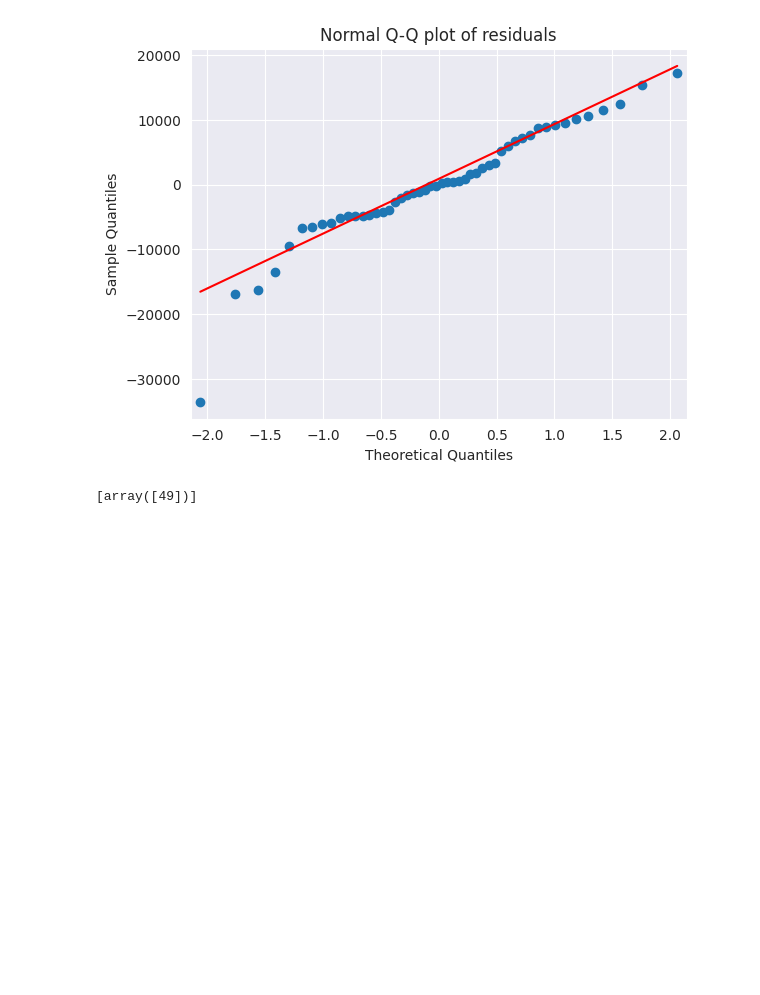
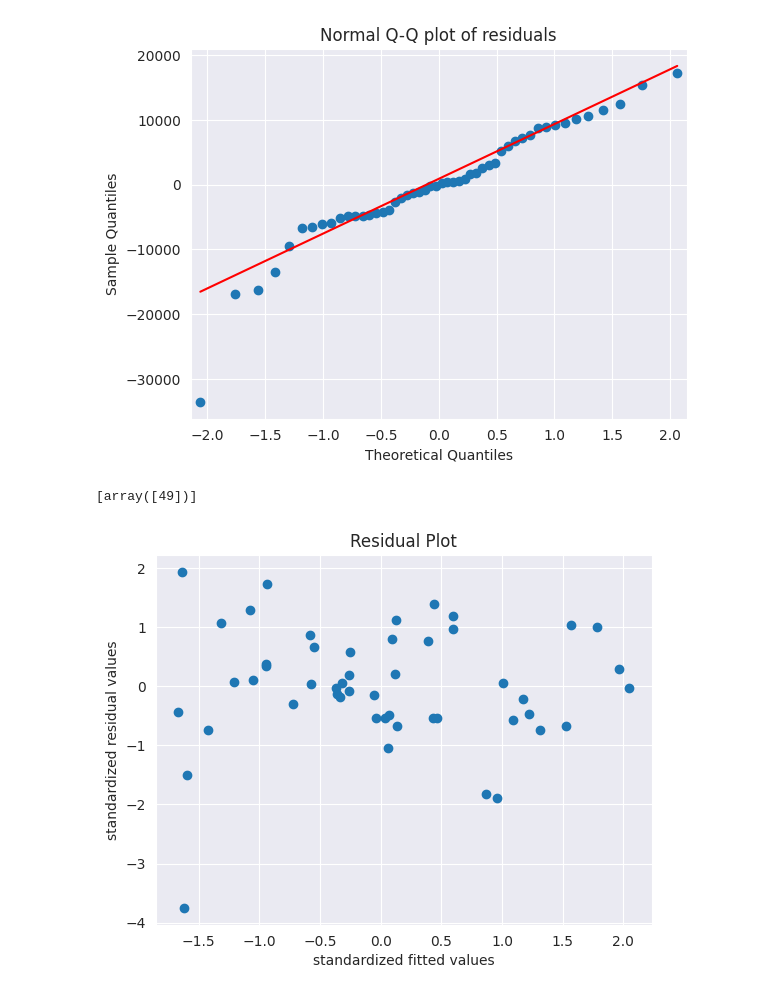
Before and after one commit to sinku29/Data-Science-Assignment, a Jupyter notebook: MLR_startup.ipynb, the cells around one changed output. Cells and saved outputs as stored; diff of their text form; code cells hidden in the pictures; blank space fills up the shorter version.

```diff
--- a/MLR_startup.ipynb
+++ b/MLR_startup.ipynb
@@ -195,3 +195,15 @@ plt.show()
 list(np.where(model.resid<-30000))
 # %% [output]
 [array([49])]
+# %%
+# Test for Homoscedasticity or Heteroscedasticity (plotting model's standardized fitted values vs standardized residual values)
+
+def standard_values(vals) : return (vals-vals.mean())/vals.std()  # User defined z = (x - mu)/sigma
+# %%
+plt.scatter(standard_values(model.fittedvalues),standard_values(model.resid))
+plt.title('Residual Plot')
+plt.xlabel('standardized fitted values')
+plt.ylabel('standardized residual values')
+plt.show()
+# %% [output]
+[figure, added]
```
Also changed, not shown: parts of 19 cells of this notebook.
